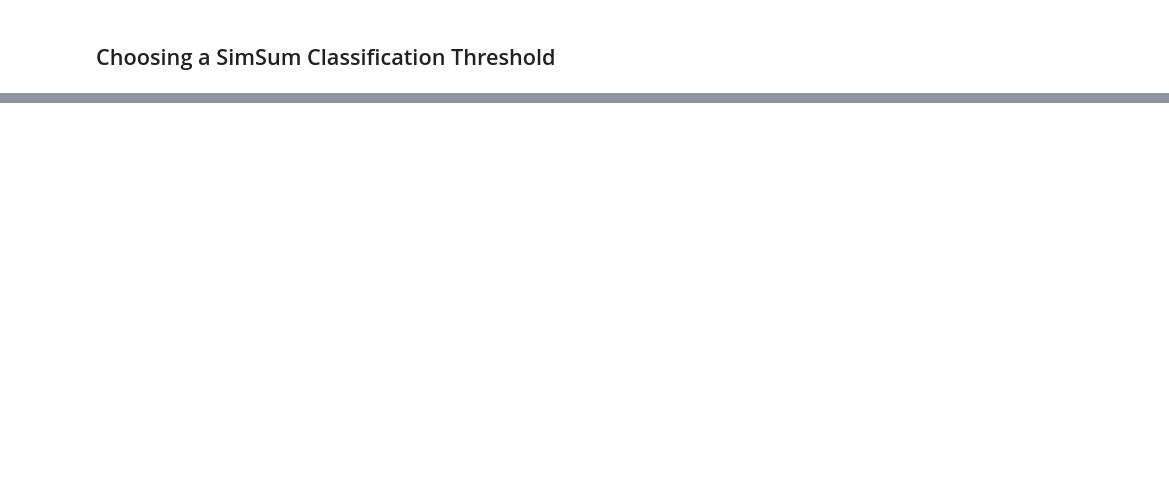
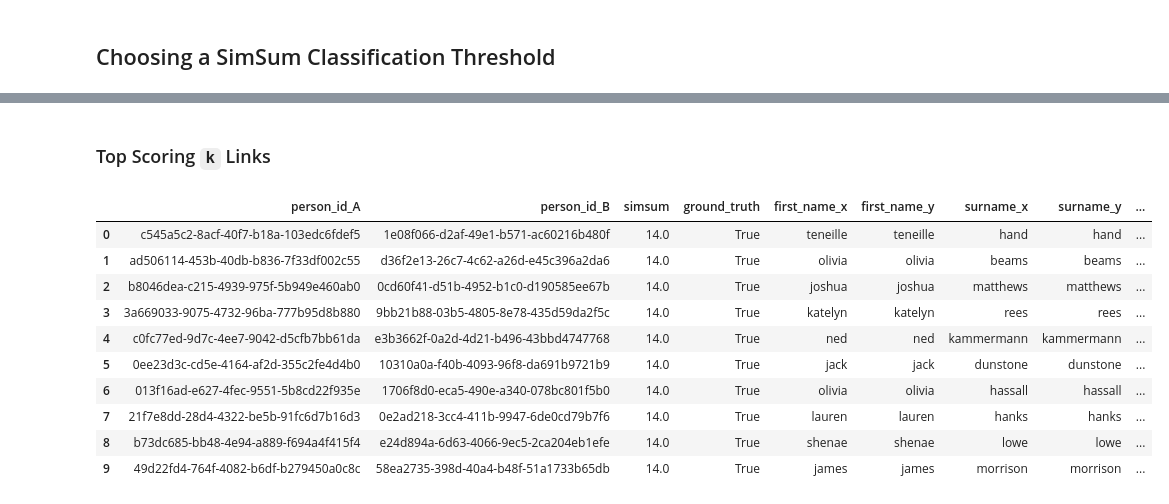
Before and after one commit to rachhouse/intro-to-data-linking, a Jupyter notebook: tutorial_notebooks/01_Link_FEBRL_Data_with_SimSum_Classification.ipynb, the cells around one changed output, grey strips where cells are left out. Cells and saved outputs as stored; diff of their text form; code cells hidden in the pictures; blank space fills up the shorter version.

```diff
--- a/tutorial_notebooks/01_Link_FEBRL_Data_with_SimSum_Classification.ipynb
+++ b/tutorial_notebooks/01_Link_FEBRL_Data_with_SimSum_Classification.ipynb
@@ -542,0 +451,28 @@ alt.Chart(
+# %% [markdown]
+### Top Scoring `k` Links
+# %%
+display_cols = [
+    "first_name", "surname",
+    "street_number", "address_1", "address_2", "suburb", "postcode", "state",
+    "date_of_birth", "age", "phone_number", "soc_sec_id",
+    "soundex_surname", "soundex_firstname",
+    "nysiis_surname", "nysiis_firstname",
+]
+
+display_cols = [[f"{col}_x", f"{col}_y"] for col in display_cols]
+display_cols = list(itertools.chain.from_iterable(display_cols))
+# %%
+with pd.option_context('display.max_columns', None):
+    display(df_top_links[["person_id_A", "person_id_B", "simsum", "ground_truth"] + display_cols])
+# %% [output]
+|  | person_id_A | person_id_B | simsum | ground_truth | first_name_x | first_name_y | surname_x | surname_y | ... |
+| 0 | c545a5c2-8acf-40f7-b18a-103edc6fdef5 | 1e08f066-d2af-49e1-b571-ac60216b480f | 14.0 | True | teneille | teneille | hand | hand | ... |
+| 1 | ad506114-453b-40db-b836-7f33df002c55 | d36f2e13-26c7-4c62-a26d-e45c396a2da6 | 14.0 | True | olivia | olivia | beams | beams | ... |
+| 2 | b8046dea-c215-4939-975f-5b949e460ab0 | 0cd60f41-d51b-4952-b1c0-d190585ee67b | 14.0 | True | joshua | joshua | matthews | matthews | ... |
+| 3 | 3a669033-9075-4732-96ba-777b95d8b880 | 9bb21b88-03b5-4805-8e78-435d59da2f5c | 14.0 | True | katelyn | katelyn | rees | rees | ... |
+| 4 | c0fc77ed-9d7c-4ee7-9042-d5cfb7bb61da | e3b3662f-0a2d-4d21-b496-43bbd4747768 | 14.0 | True | ned | ned | kammermann | kammermann | ... |
+| 5 | 0ee23d3c-cd5e-4164-af2d-355c2fe4d4b0 | 10310a0a-f40b-4093-96f8-da691b9721b9 | 14.0 | True | jack | jack | dunstone | dunstone | ... |
+| 6 | 013f16ad-e627-4fec-9551-5b8cd22f935e | 1706f8d0-eca5-490e-a340-078bc801f5b0 | 14.0 | True | olivia | olivia | hassall | hassall | ... |
+| 7 | 21f7e8dd-28d4-4322-be5b-91fc6d7b16d3 | 0e2ad218-3cc4-411b-9947-6de0cd79b7f6 | 14.0 | True | lauren | lauren | hanks | hanks | ... |
+| 8 | b73dc685-bb48-4e94-a889-f694a4f415f4 | e24d894a-6d63-4066-9ec5-2ca204eb1efe | 14.0 | True | shenae | shenae | lowe | lowe | ... |
+| 9 | 49d22fd4-764f-4082-b6df-b279450a0c8c | 58ea2735-398d-40a4-b48f-51a1733b65db | 14.0 | True | james | james | morrison | morrison | ... |
```
Also changed, not shown: parts of 37 cells of this notebook, 6 other files.
